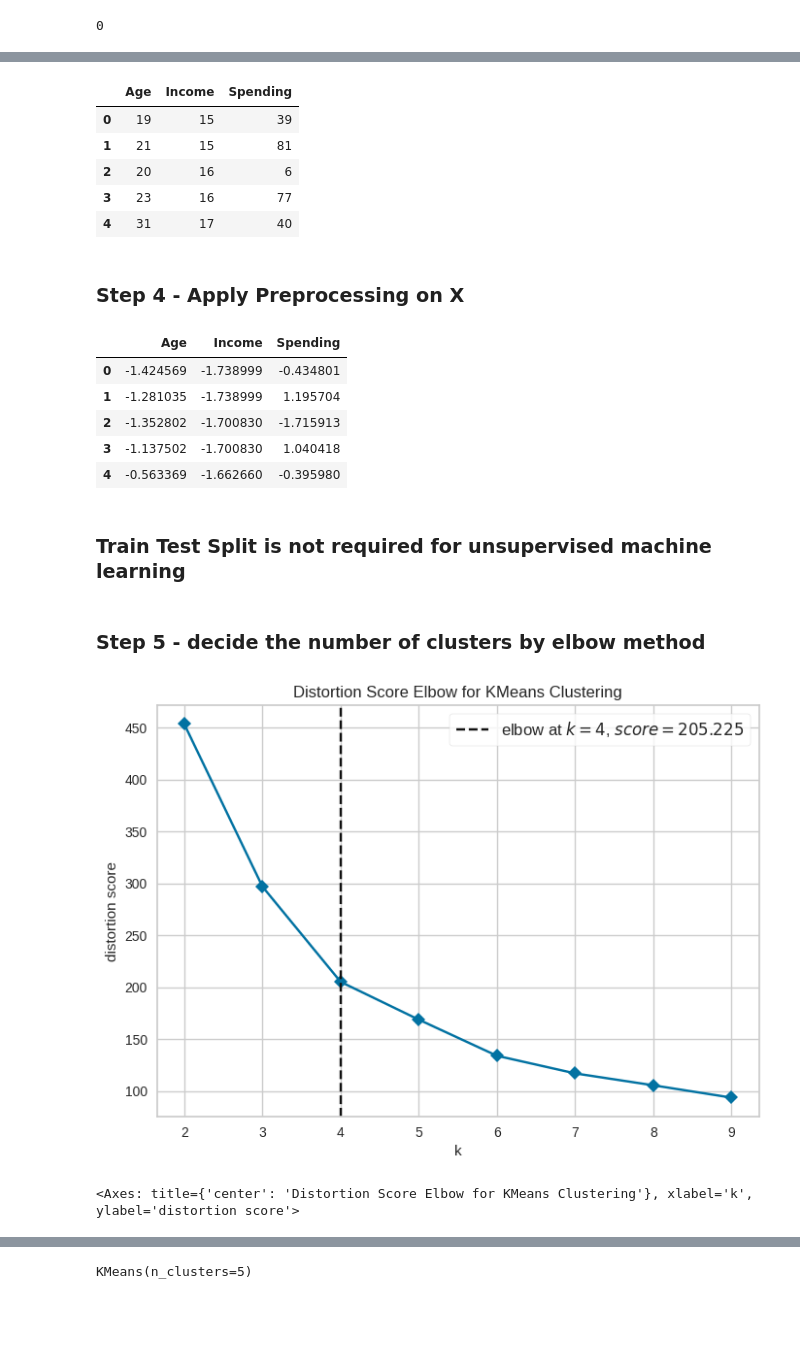
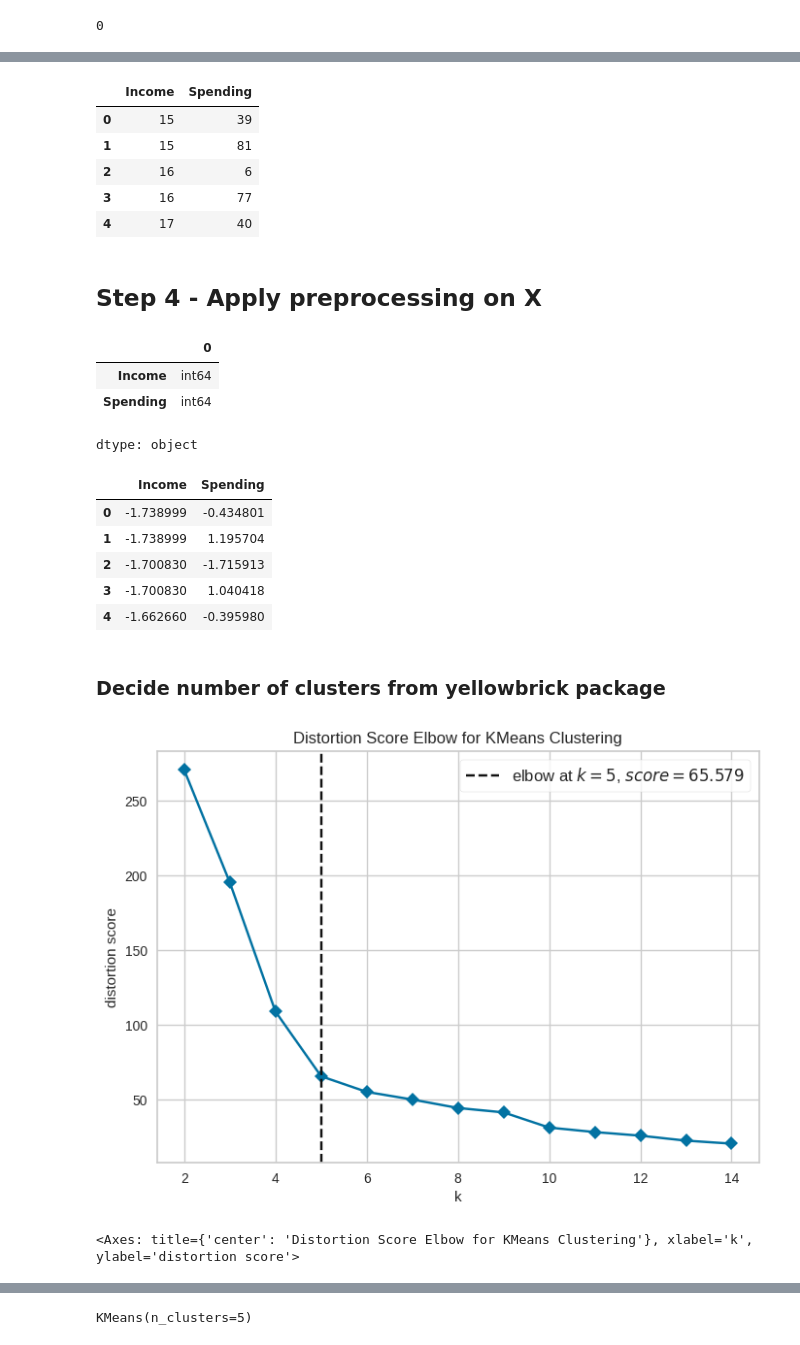
Before and after one commit to utkarshg1/Test1, a Jupyter notebook: Clustering.ipynb, the cells around one changed output, grey strips where cells are left out. Saved outputs shown, nothing was run; the diff lists cells and outputs as text; code cells hidden in the pictures; blank space fills up the shorter version.

```diff
--- a/Clustering.ipynb
+++ b/Clustering.ipynb
@@ -75,15 +76,22 @@ Categorize customers according to Age, Income and Spending
 # %%
-X = df[["Age", "Income", "Spending"]]
+X = df[["Income", "Spending"]]
 X.head()
 # %% [output]
-|  | Age | Income | Spending |
-| 0 | 19 | 15 | 39 |
-| 1 | 21 | 15 | 81 |
-| 2 | 20 | 16 | 6 |
-| 3 | 23 | 16 | 77 |
-| 4 | 31 | 17 | 40 |
+|  | Income | Spending |
+| 0 | 15 | 39 |
+| 1 | 15 | 81 |
+| 2 | 16 | 6 |
+| 3 | 16 | 77 |
+| 4 | 17 | 40 |
 # %% [markdown]
-### Step 4 - Apply Preprocessing on X
+## Step 4 - Apply preprocessing on X
+# %%
+X.dtypes
+# %% [output]
+|  | 0 |
+| Income | int64 |
+| Spending | int64 |
+dtype: object
 # %%
 from sklearn.pipeline import make_pipeline
 from sklearn.impute import SimpleImputer
@@ -97,24 +105,22 @@ num_pipe = make_pipeline(
 X_pre = num_pipe.fit_transform(X)
 X_pre.head()
 # %% [output]
-|  | Age | Income | Spending |
-| 0 | -1.424569 | -1.738999 | -0.434801 |
-| 1 | -1.281035 | -1.738999 | 1.195704 |
-| 2 | -1.352802 | -1.700830 | -1.715913 |
-| 3 | -1.137502 | -1.700830 | 1.040418 |
-| 4 | -0.563369 | -1.662660 | -0.395980 |
+|  | Income | Spending |
+| 0 | -1.738999 | -0.434801 |
+| 1 | -1.738999 | 1.195704 |
+| 2 | -1.700830 | -1.715913 |
+| 3 | -1.700830 | 1.040418 |
+| 4 | -1.662660 | -0.395980 |
-# %% [markdown]
-### Train Test Split is not required for unsupervised machine learning
-# %% [markdown]
-### Step 5 - decide the number of clusters by elbow method
+# %% [markdown]
+### Decide number of clusters from yellowbrick package
 # %%
 from sklearn.cluster import KMeans
 from yellowbrick.cluster import KElbowVisualizer
 # %%
-model1 = KMeans()
-visualiser = KElbowVisualizer(model1, k=(2, 10), timings=False)
-visualiser.fit(X_pre)
-visualiser.show()
+base_model = KMeans()
+visualizer = KElbowVisualizer(base_model, k=(2, 15), timings=False)
+visualizer.fit(X_pre)
+visualizer.show()
 # %% [output]
-[figure, old version]
+[figure, new version]
 <Axes: title={'center': 'Distortion Score Elbow for KMeans Clustering'}, xlabel='k', ylabel='distortion score'>
```
Also changed, not shown: parts of 43 cells of this notebook.
